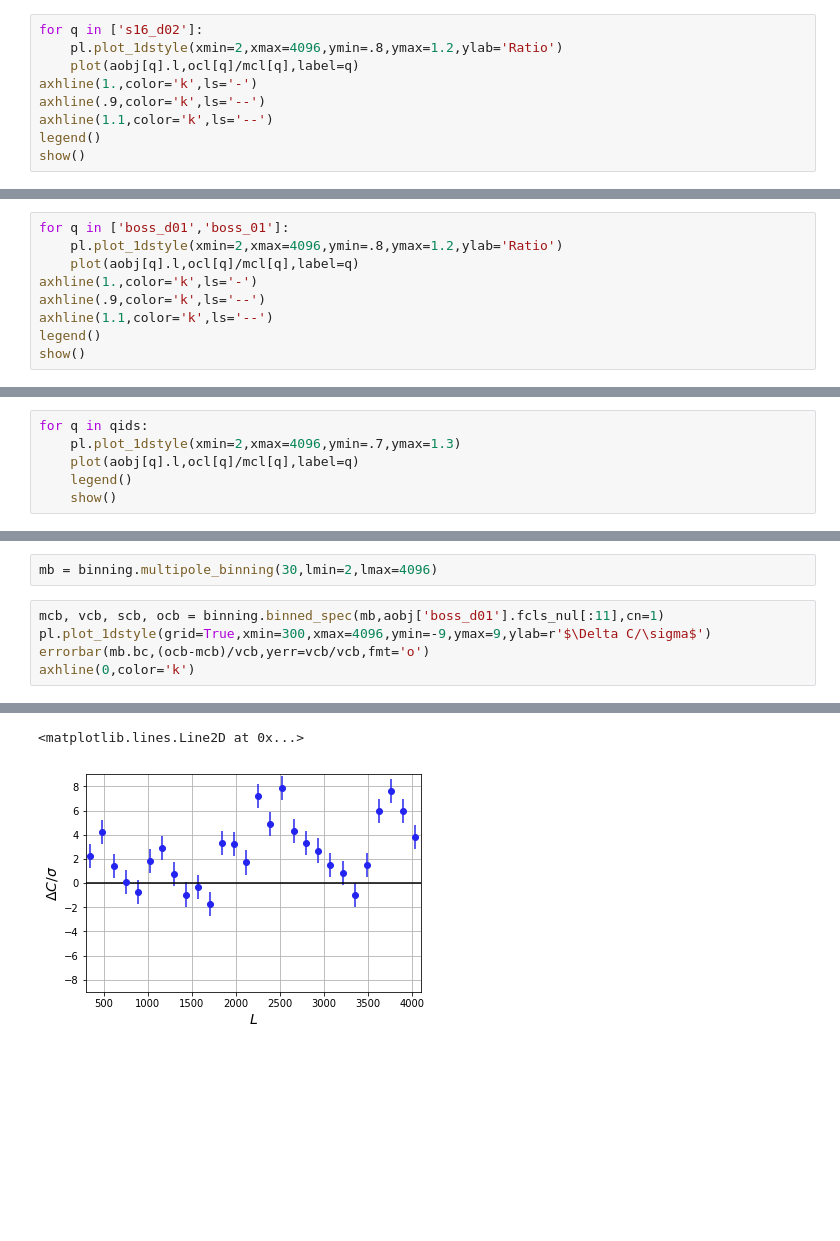
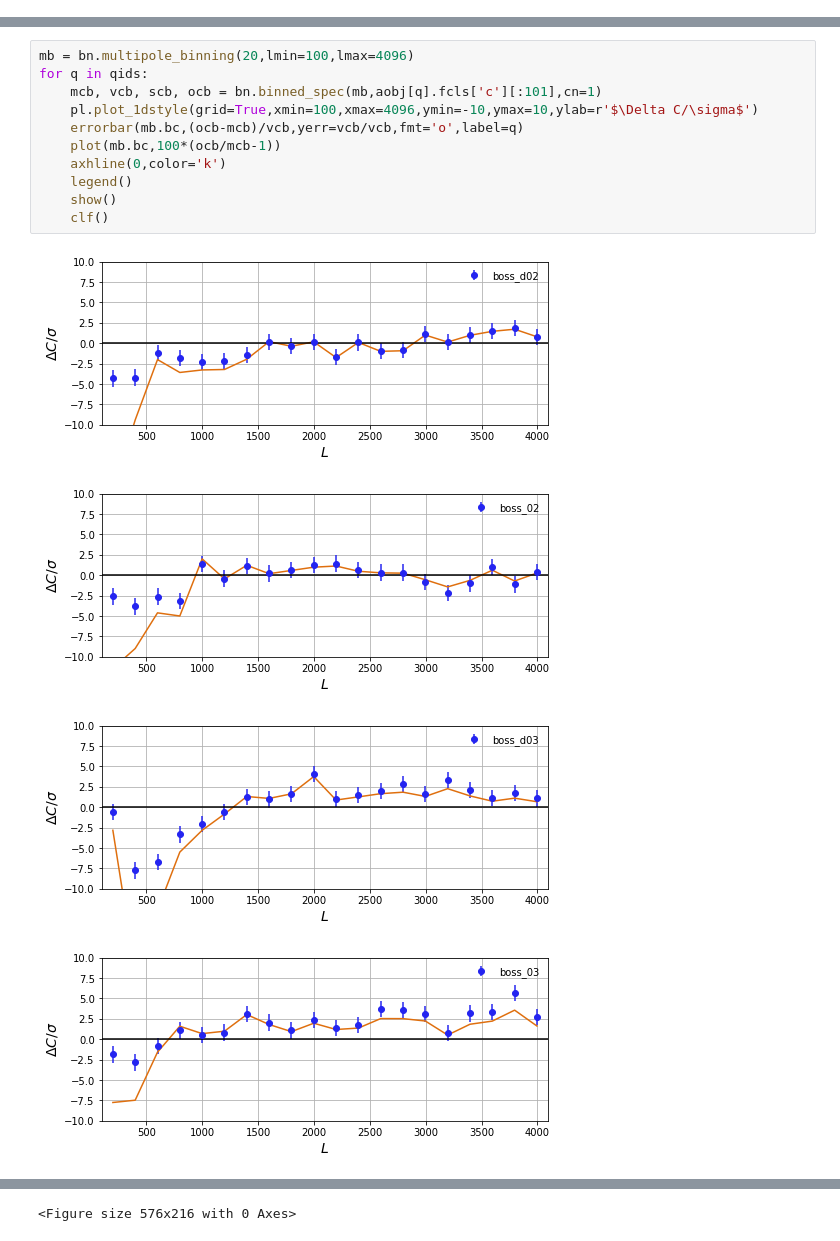
Before and after one commit to ACTCollaboration/Lensing-Daytime, a Jupyter notebook: check_cmb-aps.ipynb, the cells around one changed output, grey strips where cells are left out. Saved outputs shown, nothing was run; the diff lists cells and outputs as text; blank space fills up the shorter version.

```diff
--- a/check_cmb-aps.ipynb
+++ b/check_cmb-aps.ipynb
@@ -61,9 +49,0 @@ show()
-# %%
-for q in ['s16_d02']:
-    pl.plot_1dstyle(xmin=2,xmax=4096,ymin=.8,ymax=1.2,ylab='Ratio')
-    plot(aobj[q].l,ocl[q]/mcl[q],label=q)
-axhline(1.,color='k',ls='-')
-axhline(.9,color='k',ls='--')
-axhline(1.1,color='k',ls='--')
-legend()
-show()
@@ -72,9 +49,0 @@ show()
-# %%
-for q in ['boss_d01','boss_01']:
-    pl.plot_1dstyle(xmin=2,xmax=4096,ymin=.8,ymax=1.2,ylab='Ratio')
-    plot(aobj[q].l,ocl[q]/mcl[q],label=q)
-axhline(1.,color='k',ls='-')
-axhline(.9,color='k',ls='--')
-axhline(1.1,color='k',ls='--')
-legend()
-show()
@@ -83,6 +49,0 @@ show()
-# %%
-for q in qids:
-    pl.plot_1dstyle(xmin=2,xmax=4096,ymin=.7,ymax=1.3)
-    plot(aobj[q].l,ocl[q]/mcl[q],label=q)
-    legend()
-    show()
@@ -101,8 +50,16 @@ for q in qids:
-# %%
-mb = binning.multipole_binning(30,lmin=2,lmax=4096)
 # %%
-mcb, vcb, scb, ocb = binning.binned_spec(mb,aobj['boss_d01'].fcls_nul[:11],cn=1)
-pl.plot_1dstyle(grid=True,xmin=300,xmax=4096,ymin=-9,ymax=9,ylab=r'$\Delta C/\sigma$')
-errorbar(mb.bc,(ocb-mcb)/vcb,yerr=vcb/vcb,fmt='o')
-axhline(0,color='k')
+mb = bn.multipole_binning(20,lmin=100,lmax=4096)
+for q in qids:
+    mcb, vcb, scb, ocb = bn.binned_spec(mb,aobj[q].fcls['c'][:101],cn=1)
+    pl.plot_1dstyle(grid=True,xmin=100,xmax=4096,ymin=-10,ymax=10,ylab=r'$\Delta C/\sigma$')
+    errorbar(mb.bc,(ocb-mcb)/vcb,yerr=vcb/vcb,fmt='o',label=q)
+    plot(mb.bc,100*(ocb/mcb-1))
+    axhline(0,color='k')
+    legend()
+    show()
+    clf()
 # %% [output]
+[figure, new version]
+[figure, added]
+[figure, added]
+[figure, added]
@@ -109,2 +71 @@ axhline(0,color='k')
-<matplotlib.lines.Line2D at 0x...>
+<Figure size 576x216 with 0 Axes>
-[figure, old version]
```
Also changed, not shown: parts of 14 cells of this notebook, 11 other files.
